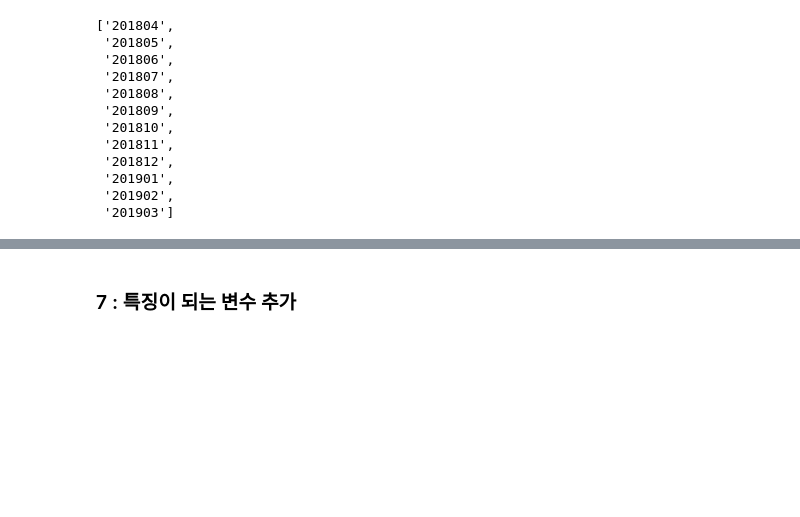
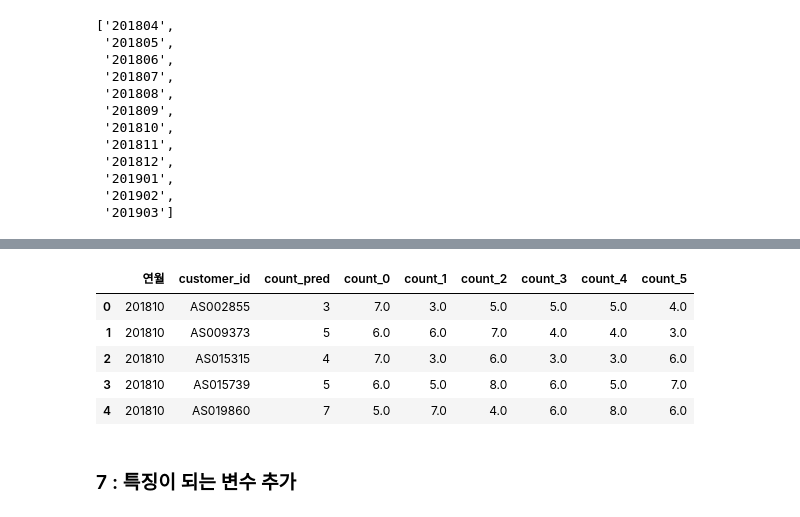
Before and after one commit to jonggu12/exam, a Jupyter notebook: 09.마케팅데이터분석/04. 고객의 행동을 예측/04.고객행동예측.ipynb, the cells around one changed output, grey strips where cells are left out. Saved outputs shown, nothing was run; the diff lists cells and outputs as text; code cells hidden in the pictures; blank space fills up the shorter version.

```diff
--- a/09.마케팅데이터분석/04. 고객의 행동을 예측/04.고객행동예측.ipynb
+++ b/09.마케팅데이터분석/04. 고객의 행동을 예측/04.고객행동예측.ipynb
@@ -302,3 +288,28 @@ year_months
  '201901',
  '201902',
  '201903']
+# %%
+# 연월 데이터 리스트에 저장
+year_months = list(use_log_months["연월"].unique())
+predict_data = pd.DataFrame()
+
+# 2018년 10월-2019년 3월(6개월), 다음 달의 이용 횟수 저장
+for i in range(6, len(year_months)):                      # 첫번째 for문은 count_pred 갯수
+    tmp = use_log_months.loc[use_log_months['연월']==year_months[i]]
+    tmp.rename(columns={"count":"count_pred"},inplace=True)
+
+
+    for j in range(1,7):
+        tmp_before = use_log_months.loc[use_log_months['연월']==year_months[i-j]]
+        del tmp_before['연월']
+        tmp_before.rename(columns={"count":"count_{}".format(j-1)},inplace=True)
+        tmp = pd.merge(tmp,tmp_before,on='customer_id',how='left')
+    predict_data = pd.concat([predict_data,tmp],ignore_index=True)
+
+predict_data
+
+
+
+
+
+#첫번째 201810            첫번째 for문 / 두번째for문 ~ 9월, 8월, 7월, 6월, 5월,4월
@@ -305,2 +330,13 @@ year_months
+# %%
+predict_data = predict_data.dropna()
+predict_data = predict_data.reset_index(drop=True)
+predict_data.head()
+# %% [output]
+|  | 연월 | customer_id | count_pred | count_0 | count_1 | count_2 | count_3 | count_4 | count_5 |
+| 0 | 201810 | AS002855 | 3 | 7.0 | 3.0 | 5.0 | 5.0 | 5.0 | 4.0 |
+| 1 | 201810 | AS009373 | 5 | 6.0 | 6.0 | 7.0 | 4.0 | 4.0 | 3.0 |
+| 2 | 201810 | AS015315 | 4 | 7.0 | 3.0 | 6.0 | 3.0 | 3.0 | 6.0 |
+| 3 | 201810 | AS015739 | 5 | 6.0 | 5.0 | 8.0 | 6.0 | 5.0 | 7.0 |
+| 4 | 201810 | AS019860 | 7 | 5.0 | 7.0 | 4.0 | 6.0 | 8.0 | 6.0 |
 # %% [markdown]
 ### 7 : 특징이 되는 변수 추가
```
Also changed, not shown: parts of 4 cells of this notebook.
